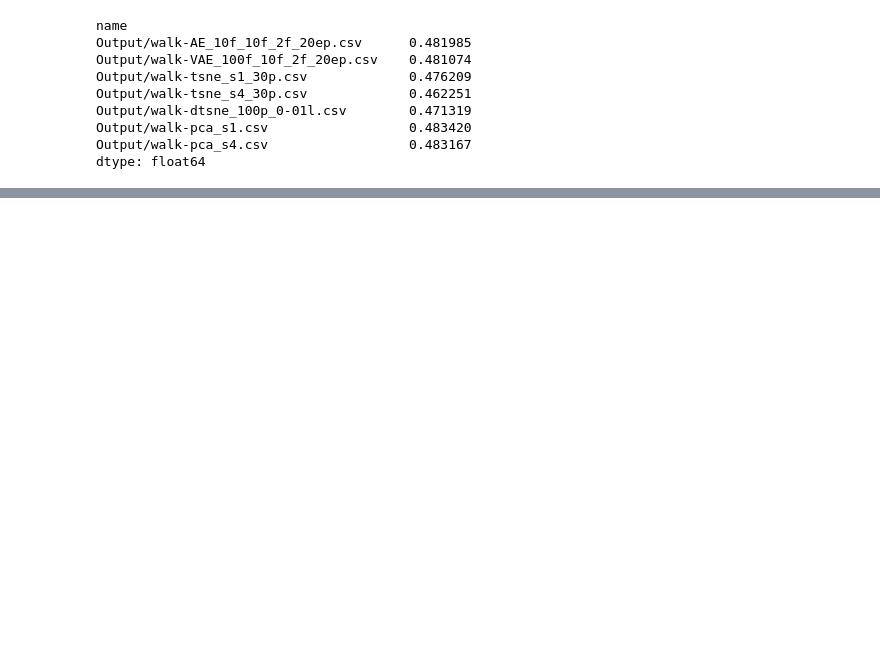
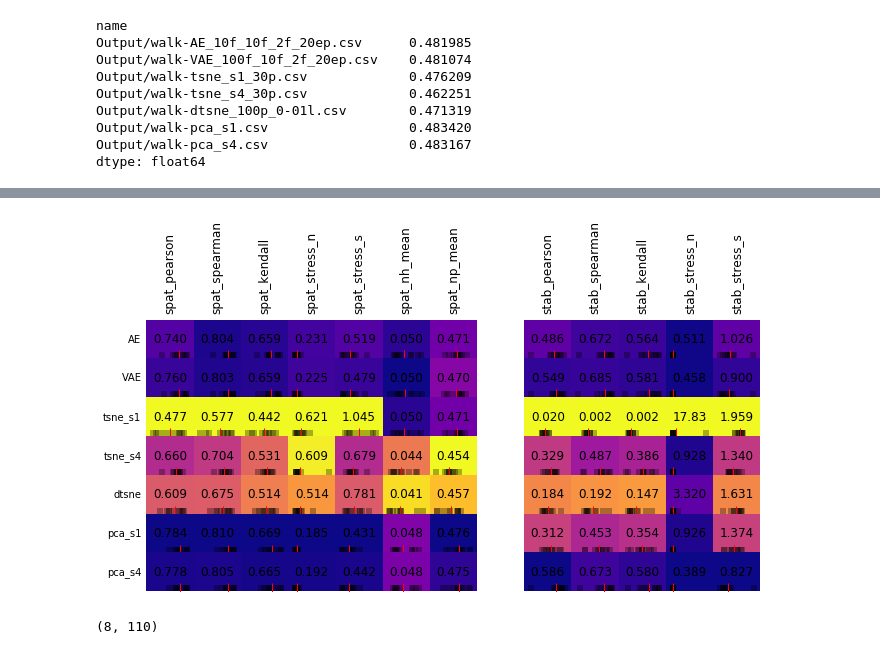
Before and after one commit to EduardoVernier/dynamic-projections, a Jupyter notebook: Plots/plots.ipynb, the cells around one changed output, grey strips where cells are left out. Drawn from its saved outputs; the diff is of its cells as text; code cells hidden in the pictures; blank space fills up the shorter version.

```diff
--- a/Plots/plots.ipynb
+++ b/Plots/plots.ipynb
@@ -165,8 +73,0 @@ def plot_matrix(ax, df, cell_text=False, invert_colormap=[], title=None, xticks=
-# %%
-fig = plt.figure(figsize=(10,5.5))
-ax = fig.add_subplot(111)
-plot_matrix(ax, df, cell_text=True,
-            invert_colormap=['stab_stress_n', 'stab_stress_s', 'spat_stress_n', 'spat_stress_s'])
-fig.tight_layout()
-fig.savefig('Figs/aggregate_matrix.svg')
-# fig.savefig('Figs/all_matrix.png')
@@ -239,0 +74,62 @@ fig.savefig('Figs/individual_plots.svg')
+# %%
+methods = ['AE', 'VAE', 'tsne_s1', 'tsne_s4', 'dtsne', 'pca_s1', 'pca_s4']
+metrics = ['spat_pearson', 'spat_spearman' , 'spat_kendall', 'spat_stress_n', 'spat_stress_s', 'spat_nh_mean', 'spat_np_mean', '', 'stab_pearson', 'stab_spearman' , 'stab_kendall', 'stab_stress_n', 'stab_stress_s']
+invert_colormap = ['stab_stress_n', 'stab_stress_s', 'spat_stress_n', 'spat_stress_s']
+# %%
+def get_values_for_scatter(method, metric):
+    return df_metrics[df_metrics['method'] == method][metric].values
+
+def make_cell(values, metric, limits, ax):
+    avg = np.mean(values)
+
+    norm = matplotlib.colors.Normalize(vmin=limits[0], vmax=limits[1])
+    if metric in invert_colormap:
+        cmap = plt.cm.get_cmap('plasma')
+    else:
+        cmap = plt.cm.get_cmap('plasma_r')
+
+    cell_color = cmap(norm(np.mean(values)))
+    ax.set_facecolor(cell_color)
+
+    ax.plot(values, np.zeros(len(values)), 'ks', alpha=0.3, fillstyle='full', markeredgewidth=0.0)
+    ax.plot([avg], [0.0], 'r|', ms=10)
+    text = str(avg)[:5]
+
+    ax.text(0.5, 0.5, text, ha='center', va='center', fontsize=12, transform=ax.transAxes) # Need to be sure of the center
+    ax.set_ylim((-0.0008, 0.01))
+
+
+
+fig, axs = plt.subplots(7, 13, sharex='col', sharey='row', figsize=(11,5),
+                        gridspec_kw={'hspace': 0, 'wspace': 0})
+
+
+for col_index, metric in enumerate(metrics):
+    if metric == '':
+        for row_index, method in enumerate(methods):
+            ax = axs[row_index, col_index]
+            ax.set_visible(False)
+    else:
+        metric_min = min(df_metrics.groupby('method')[metric].mean())
+        metric_max = max(df_metrics.groupby('method')[metric].mean())
+
+        for row_index, method in enumerate(methods):
+            values = get_values_for_scatter(method, metric)
+
+            ax = axs[row_index, col_index]
+            ax.set_yticks([])
+            ax.set_xticks([])
+            ax.spines['top'].set_visible(False)
+            ax.spines['right'].set_visible(False)
+            ax.spines['bottom'].set_visible(False)
+            ax.spines['left'].set_visible(False)
+            ax.margins(0.2)
+
+            if col_index == 0:
+                ax.set_ylabel(method, rotation=0, ha='right', va='center', labelpad=5)
+            if row_index == 0:
+                ax.set_title(metric, rotation=90, ha='center', va='bottom')
+
+            make_cell(values, metric, (metric_min, metric_max),ax)
+# %% [output]
+[figure, added]
@@ -239,0 +157,6 @@ fig.savefig('Figs/individual_plots.svg')
+# %%
+matrix = np.array(matrix)
+matrix = np.reshape(matrix, (matrix.shape[1], matrix.shape[2]))
+matrix.shape
+# %% [output]
+(8, 110)
```
Also changed, not shown: parts of 17 cells of this notebook, 12 other files.
